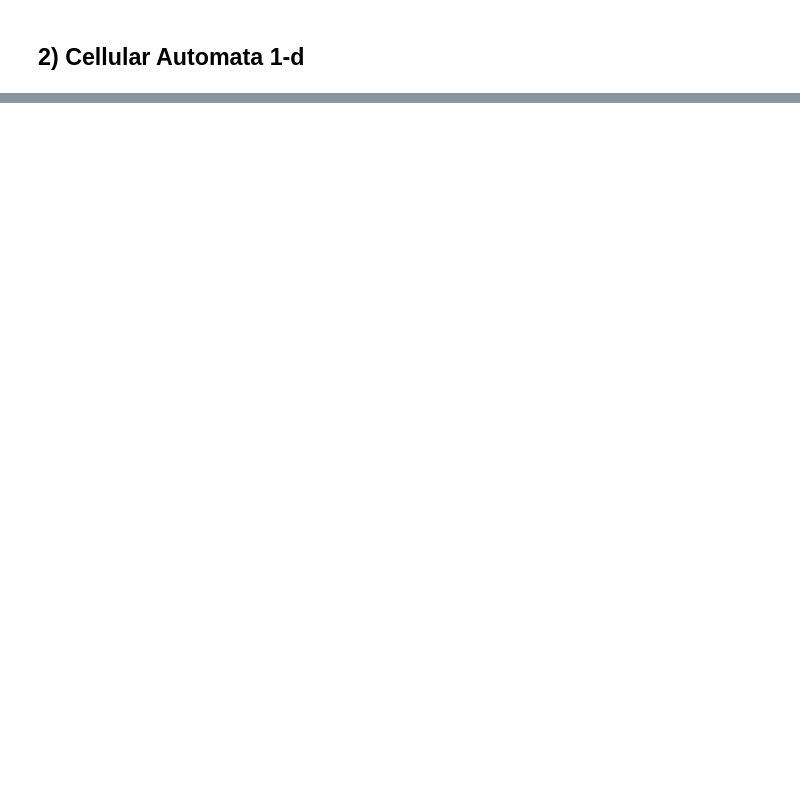
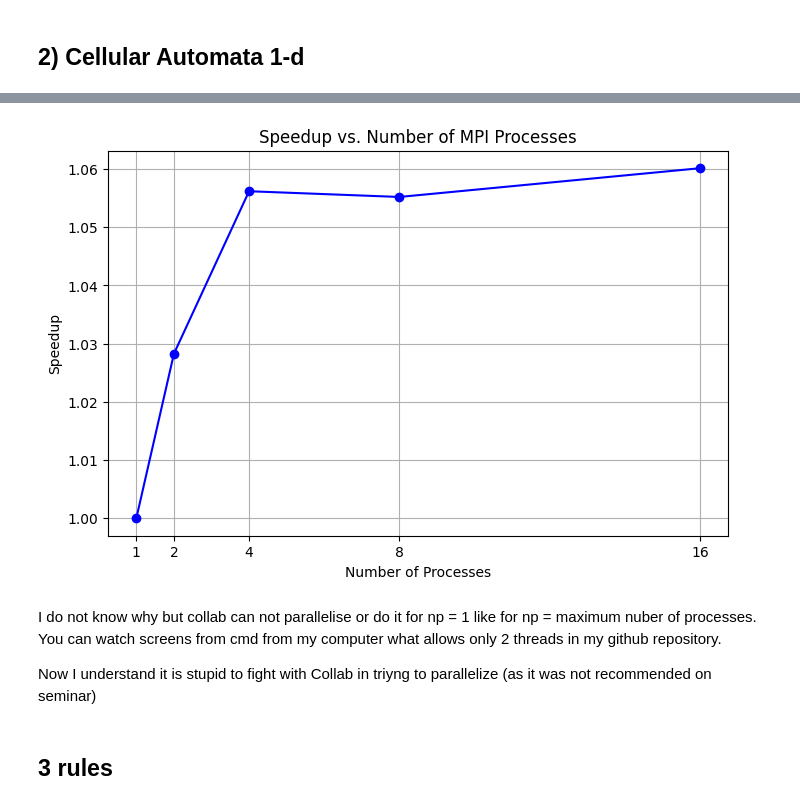
Before and after one commit to kommaks/HPC_course_2024, a Jupyter notebook: hw3/HW3_HPC.ipynb, the cells around one changed output, grey strips where cells are left out. Drawn from its saved outputs; the diff is of its cells as text; code cells hidden in the pictures; blank space fills up the shorter version.

Commit message:
i tried to paralelize in Collab

```diff
--- a/hw3/HW3_HPC.ipynb
+++ b/hw3/HW3_HPC.ipynb
@@ -222,0 +125,43 @@ Simulation took 0.005426 seconds
+# %%
+def plot_state(data, title):
+    plt.figure(figsize=(12, 6))
+    plt.imshow(data, cmap='Greys', interpolation='nearest')
+    plt.title(title)
+    plt.colorbar()
+    plt.show()
+
+def plot_speedup(process_counts, times):
+    speedups = [times[0] / t for t in times]
+    plt.figure()
+    plt.plot(process_counts, speedups, marker='o')
+    plt.title('Speedup by Number of Processes')
+    plt.xlabel('Number of Processes')
+    plt.ylabel('Speedup')
+    plt.grid(True)
+    plt.show()
+# %%
+def plot_speedup(process_counts, times):
+    base_time = times[0]
+    speedups = [base_time / time for time in times]
+
+    plt.figure(figsize=(8, 5))
+    plt.plot(process_counts, speedups, marker='o', linestyle='-', color='b')
+    plt.xlabel('Number of Processes')
+    plt.ylabel('Speedup')
+    plt.title('Speedup vs. Number of MPI Processes')
+    plt.grid(True)
+    plt.xticks(process_counts)
+    plt.show()
+# %%
+process_counts = [1, 2, 4, 8, 16]
+times = [0.009060, 0.008811, 0.008578, 0.008586 , 0.008546]  # Add manualy from output
+
+plot_speedup(process_counts, times)
+# %% [output]
+[figure, added]
+# %% [markdown]
+I do not know why but collab can not parallelise or do it for np = 1 like for np = maximum nuber of processes. You can watch screens from cmd from my computer what allows only 2 threads in my github repository.
+
+Now I understand it is stupid to fight with Collab in triyng to parallelize (as it was not recommended on seminar)
+# %% [markdown]
+## 3 rules
```
Also changed, not shown: parts of 17 cells of this notebook, 7 other files.
